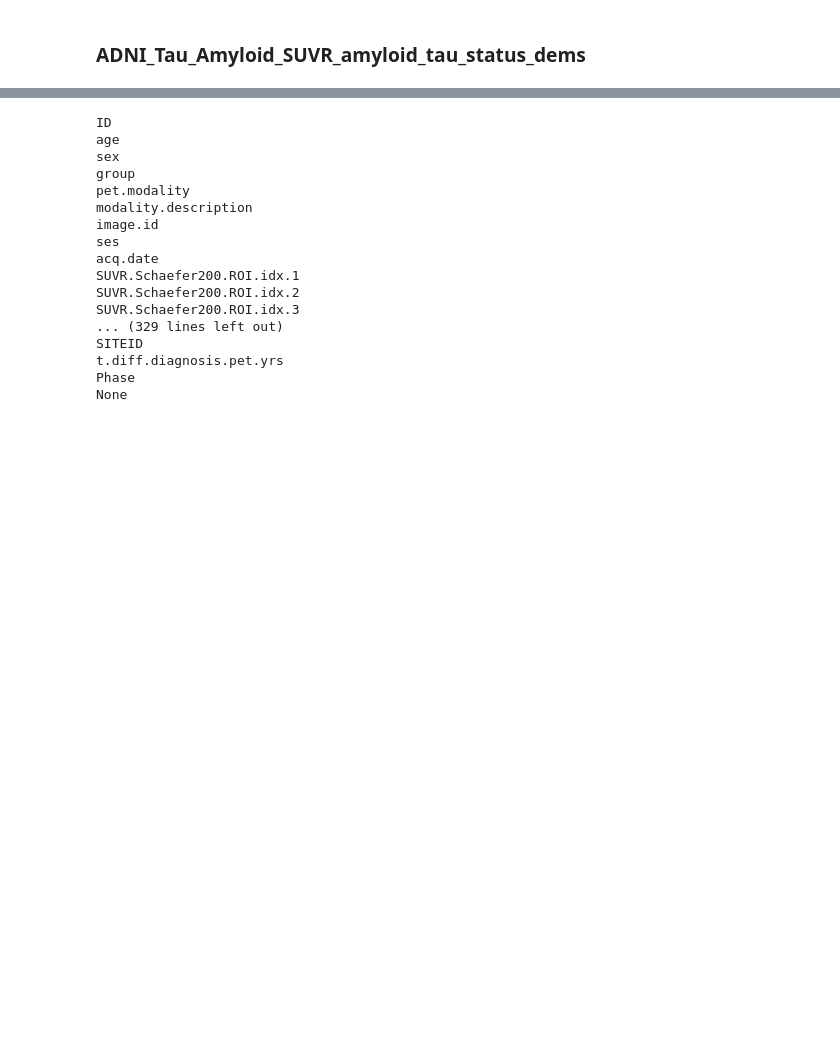
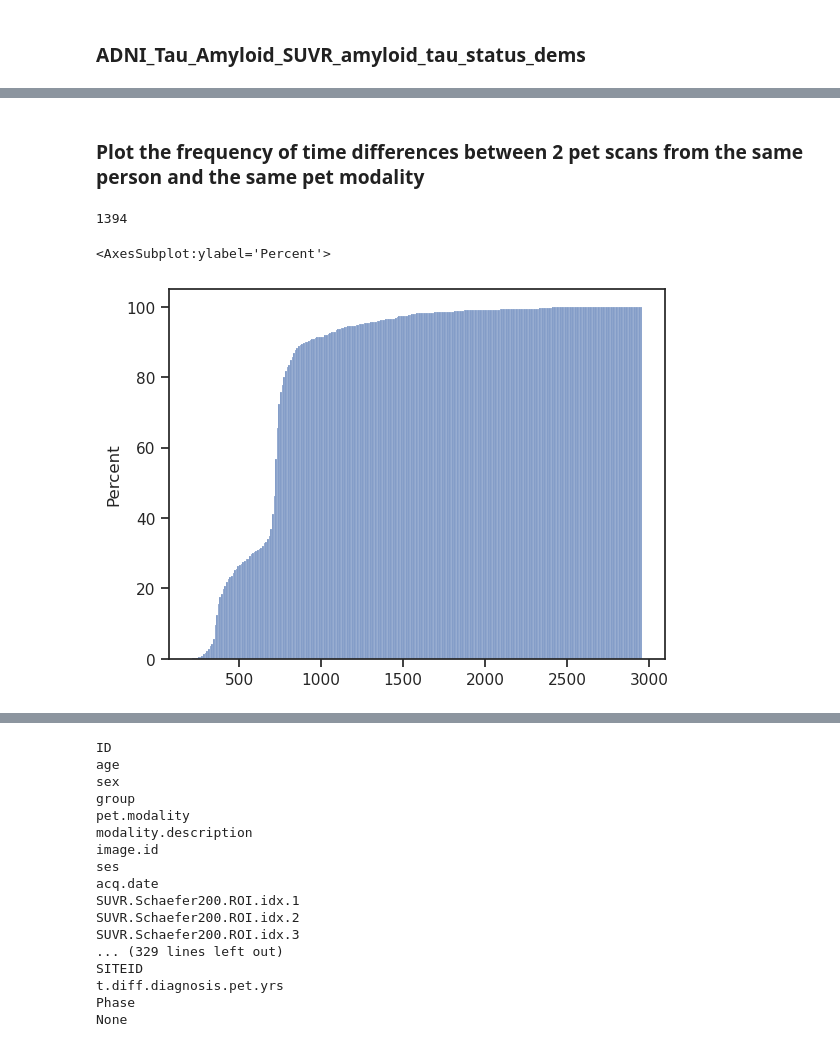
Before and after one commit to Liz490/multimodal_alzheimer, a Jupyter notebook: Exploratory_Data_Analysis.ipynb, the cells around one changed output, grey strips where cells are left out. Saved outputs shown, nothing was run; the diff lists cells and outputs as text; code cells hidden in the pictures; blank space fills up the shorter version.

Commit message:
added label distribution and distribution over time differences

```diff
--- a/Exploratory_Data_Analysis.ipynb
+++ b/Exploratory_Data_Analysis.ipynb
@@ -11,0 +43,21 @@ df_pet_data = pd.read_csv(f_tab_pet_data, low_memory=False)
+# %% [markdown]
+### Plot the frequency of time differences between 2 pet scans from the same person and the same pet modality
+# %%
+time_diff_days = []
+
+grp_id_mod = df_adni_tau.groupby(['ID', 'pet.modality'])
+for name, group in grp_id_mod:
+    group = group.sort_values(by='ses')[['ID', 'age', 'group', 'pet.modality', 'DX', 'ses']]
+    group['delta'] = (group['ses']-group['ses'].shift())
+    group['delta'] = group['delta'].apply(lambda x: x.days)
+
+    list_td = list(group['delta'])
+    list_td = list(filter(lambda x: str(x) != 'nan', list_td))
+    time_diff_days += list_td
+# %%
+print(len(time_diff_days))
+sns.histplot(time_diff_days, stat='percent', cumulative=True,binwidth=10)
+# %% [output]
+1394
+<AxesSubplot:ylabel='Percent'>
+[figure, added]
```
Also changed, not shown: parts of 15 cells of this notebook.
